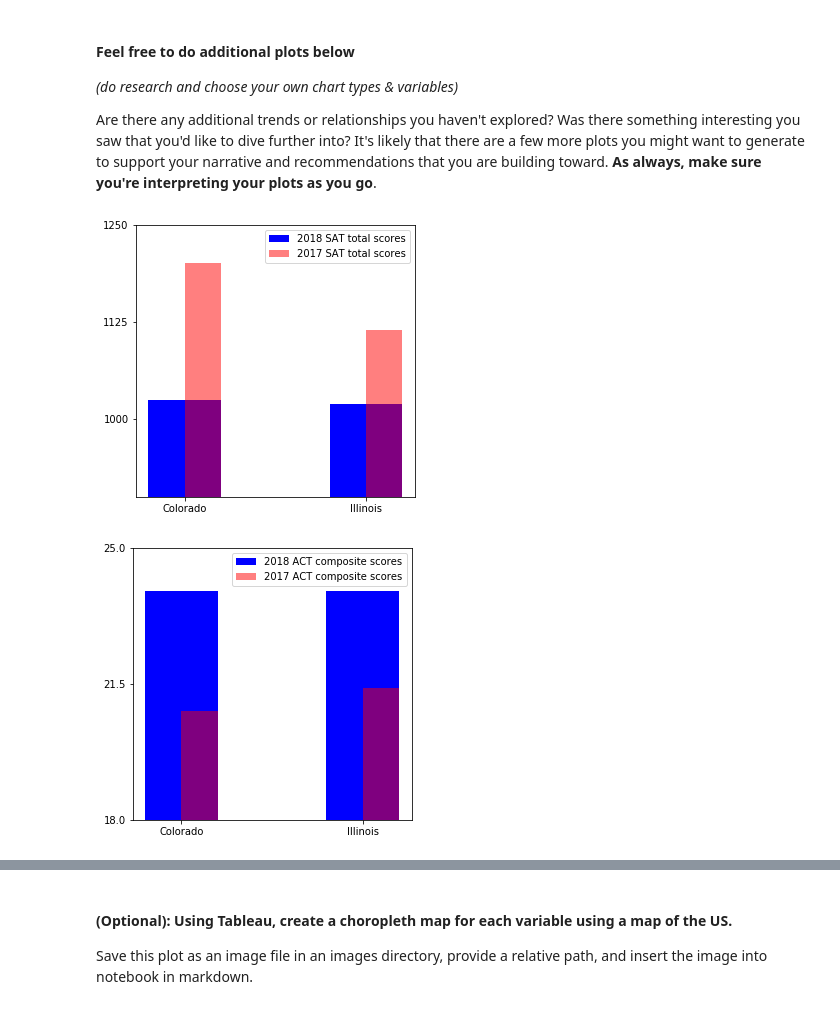
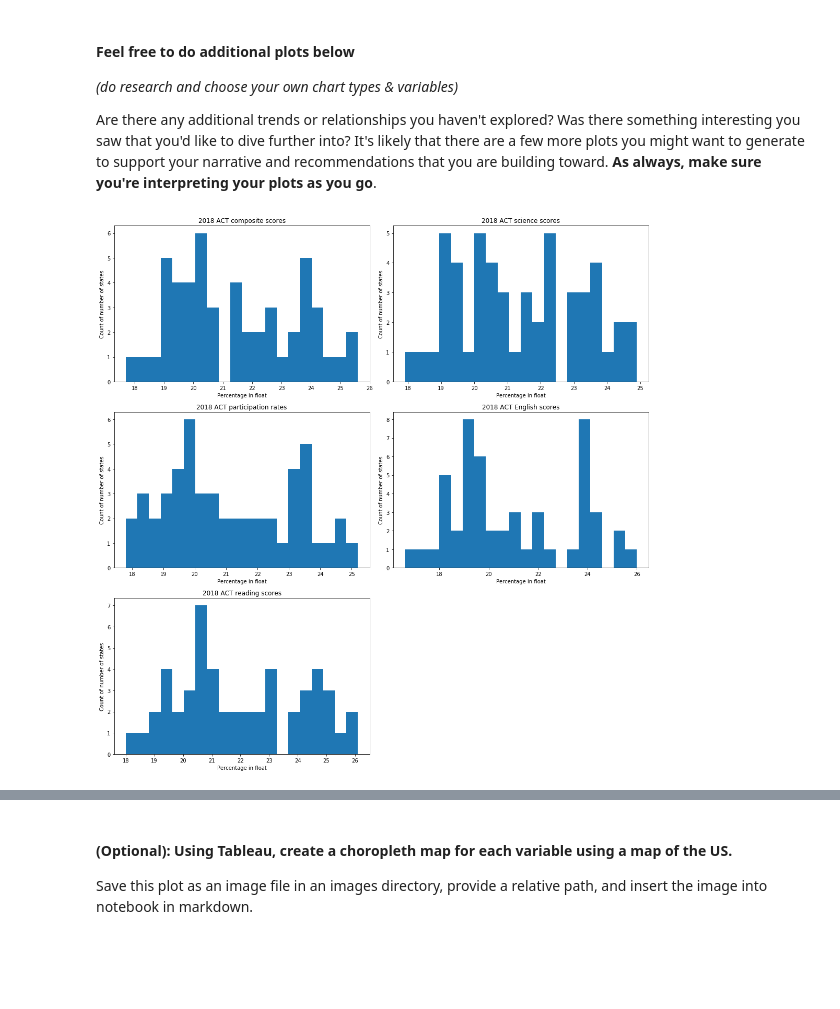
Before and after one commit to KennethChewx/Project_1, a Jupyter notebook: code/Project_1_codes.ipynb, the cells around one changed output, grey strips where cells are left out. Saved outputs shown, nothing was run; the diff lists cells and outputs as text; code cells hidden in the pictures; blank space fills up the shorter version.

```diff
--- a/code/starter-code.ipynb
+++ b/code/Project_1_codes.ipynb
@@ -938,39 +939,9 @@ figure.tight_layout() ## this will pad your figures slightly
 *(do research and choose your own chart types & variables)*
 
 Are there any additional trends or relationships you haven't explored? Was there something interesting you saw that you'd like to dive further into? It's likely that there are a few more plots you might want to generate to support your narrative and recommendations that you are building toward. **As always, make sure you're interpreting your plots as you go**.
-# %%
-##graph for differences > 90 (1 s.d) for SAT total scores
-width = 0.4
-fig, ax = plt.subplots(figsize=(5, 5))
-indices = np.arange(len(final[abs(final["sat_difference"])>90]))
-
-plt.bar(indices, final.sat_18_total[abs(final["sat_difference"])>90], width=width,
-        color='b', label='2018 SAT total scores')
-plt.bar([i+0.25*width for i in indices], final.sat_17_total[abs(final["sat_difference"])>90],
-        width=0.5*width, color='r', alpha=0.5, label='2017 SAT total scores')
-
-plt.xticks(indices,
-           [i for i in final.State[abs(final["sat_difference"])>90]])
-plt.ylim(900,1250)
-plt.yticks(np.linspace(1000,1250,3))
-plt.legend()
-
-##graph for differences > 2 (1 s.d) for ACT composite scores
-
-fig, ax = plt.subplots(figsize=(5, 5))
-indices = np.arange(len(final[abs(final["act_difference"])>2]))
-
-plt.bar(indices, final.act_18_composite[abs(final["act_difference"])>2], width=width,
-        color='b', label='2018 ACT composite scores')
-plt.bar([i+0.25*width for i in indices], final.act_17_composite[abs(final["act_difference"])>2],
-        width=0.5*width, color='r', alpha=0.5, label='2017 ACT composite scores')
-
-plt.xticks(indices,
-           [i for i in final.State[abs(final["act_difference"])>2]])
-plt.ylim(18,25)
-plt.yticks(np.linspace(18,25,3))
-plt.legend()
-plt.show()
-# %% [output]
-[figure, removed]
-[figure, removed]
+# %%
+subplot_histograms(final[["act_18_composite",'act_18_science','act_18_math','act_18_english','act_18_reading']],
+                  ["2018 ACT composite scores",'2018 ACT science scores','2018 ACT participation rates','2018 ACT English scores','2018 ACT reading scores'],
+                  ["Percentage in float","Percentage in float","Percentage in float","Percentage in float","Percentage in float"])
+# %% [output]
+[figure, added]
```
Also changed, not shown: parts of 14 cells of this notebook, 5 other files.
